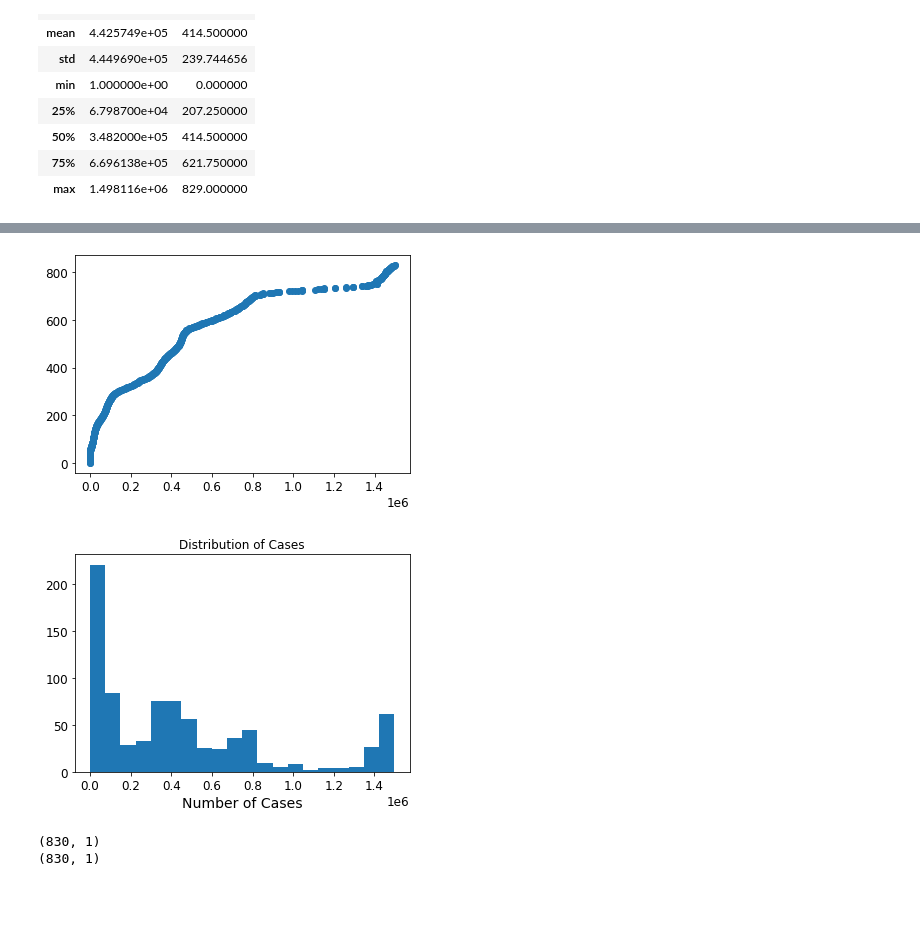
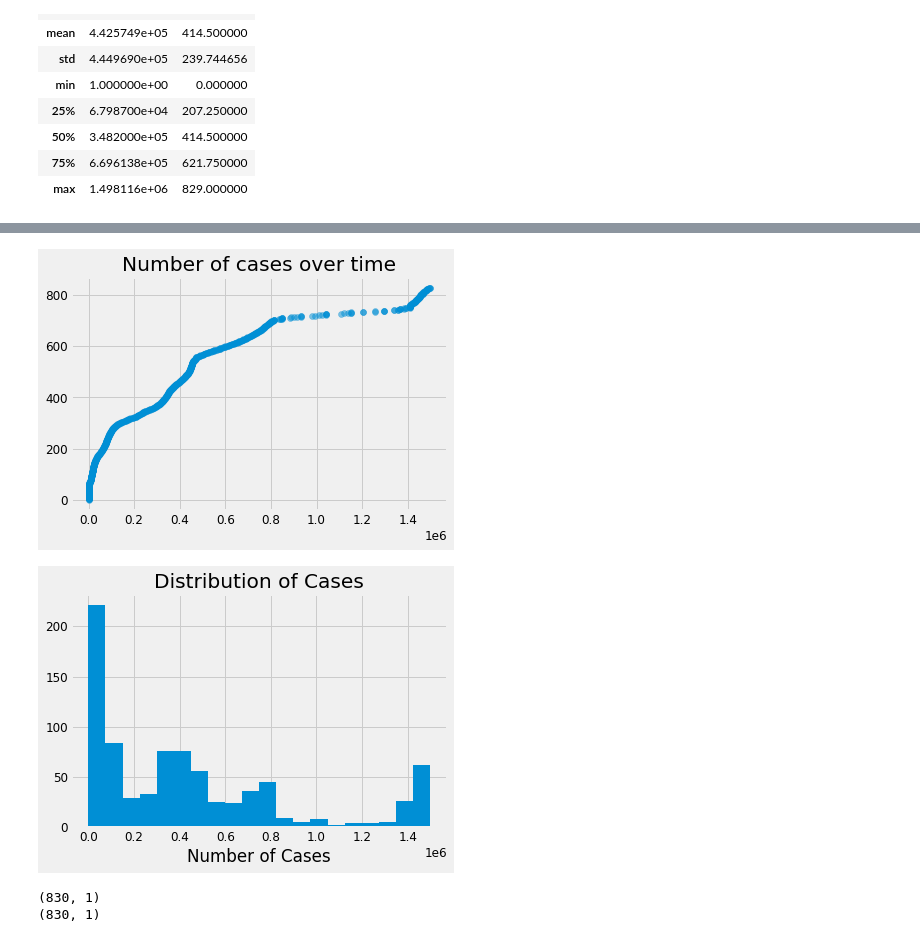
Before and after one commit to alarsen123/ML-HW, a Jupyter notebook: ME5_simpleRegression_COVID19/ME5_simpleRegression_COVID19/simpleLinearRegression.ipynb, the cells around one changed output, grey strips where cells are left out. Saved outputs shown, nothing was run; the diff lists cells and outputs as text; code cells hidden in the pictures; blank space fills up the shorter version.

```diff
--- a/ME5_simpleRegression_COVID19/ME5_simpleRegression_COVID19/simpleLinearRegression.ipynb
+++ b/ME5_simpleRegression_COVID19/ME5_simpleRegression_COVID19/simpleLinearRegression.ipynb
@@ -610,6 +610,7 @@ Datasets are located in a folder: csse_covid_19_data
 
 ##### Obtain data from the Web
 # %%
+plt.style.use('fivethirtyeight')
 import os
 datapath = os.path.join("csse_covid_19_data", "csse_covid_19_data", "")
 
@@ -673,9 +680,10 @@ plt.show()
 # %%
 # Scatter plot
-plt.scatter(df['cases'], df['day_number'])
+plt.scatter(df['cases'], df['day_number'], alpha = 0.5)
+plt.title('Number of cases over time')
 plt.show()
 # %% [output]
-[figure, old version]
+[figure, new version]
 # %%
 # Histogram
 plt.hist(df.cases, bins=20)
@@ -683,7 +691,7 @@ plt.title('Distribution of Cases')
 plt.xlabel('Number of Cases')
 plt.show()
 # %% [output]
-[figure, old version]
+[figure, new version]
 # %%
 # Prepare the data
 X = np.c_[df.day_number]
```
Also changed, not shown: parts of 27 cells of this notebook.
